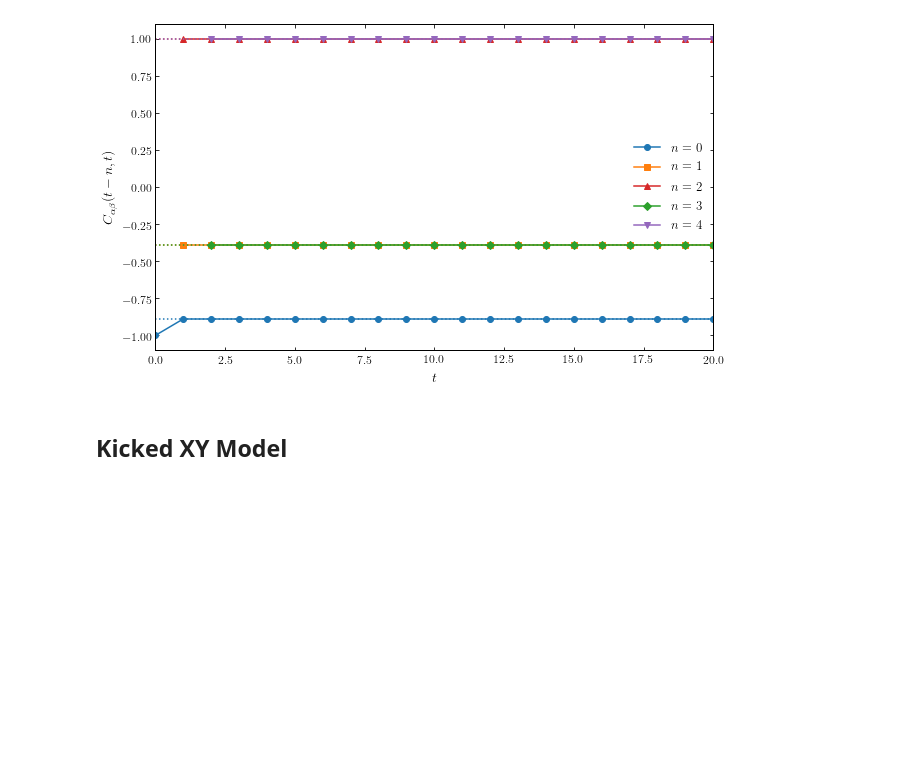
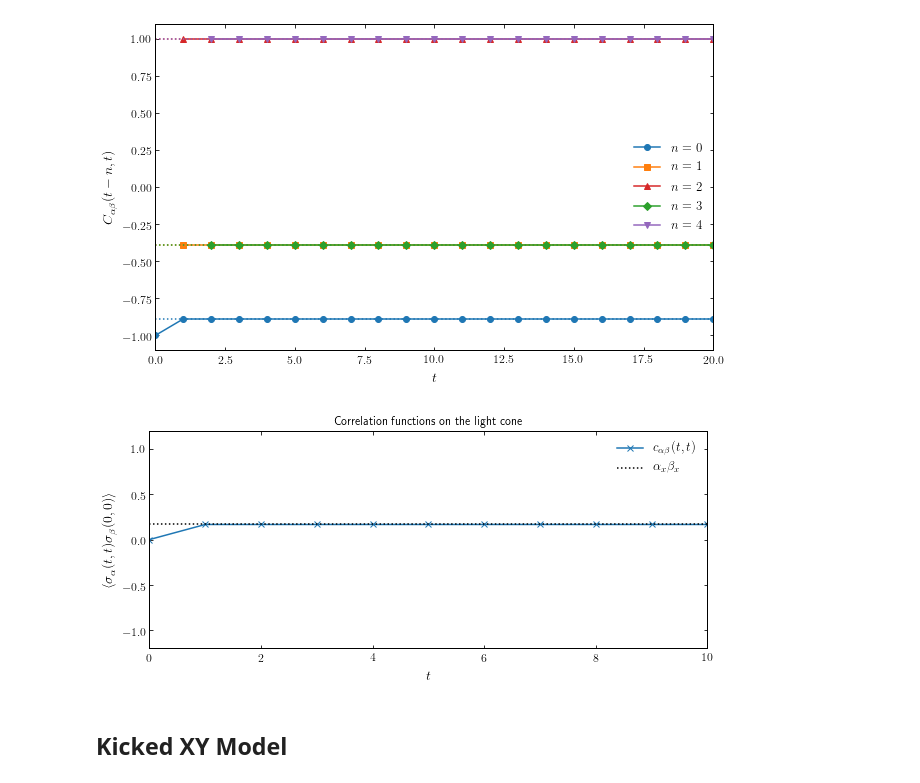
Before and after one commit to PieterWClaeys/UnitaryCircuits, a Jupyter notebook: MaximumVelocityQuantumCircuits.ipynb, the cells around one changed output. Saved outputs shown, nothing was run; the diff lists cells and outputs as text; code cells hidden in the pictures; blank space fills up the shorter version.

Commit message:
Add files via upload
Added correlation functions for kicked XY model and integrable kicked Ising model.

```diff
--- a/MaximumVelocityQuantumCircuits.ipynb
+++ b/MaximumVelocityQuantumCircuits.ipynb
@@ -691,6 +691,31 @@ ax.legend()
 plt.show()
 # %% [output]
 [figure]
+# %%
+#Correlation functions on the light cone
+fig, ax = plt.subplots(figsize=[10,4])
+
+#Number of time steps
+n_t = 15
+
+q = U.shape[0]
+op_t = op_b
+corr_range = np.zeros(n_t,dtype=complex)
+for n in range(n_t):
+    corr_range[n] = np.einsum('ab,ba', op_a, op_t) / q
+    op_t = M_channel_plus(op_t,U)
+ax.plot(np.arange(n_t),corr_range.real,'x-',label=r'$c_{\alpha\beta}(t,t)$')
+ax.plot(np.arange(n_t), [b_x*a_x]*n_t,'k:',label=r'$\alpha_x\beta_x$')
+
+ax.set_title(r'Correlation functions on the light cone')
+ax.set_xlabel(r'$t$')
+ax.set_ylabel(r'$\langle \sigma_{\alpha}(t,t) \sigma_{\beta}(0,0) \rangle$')
+ax.set_xlim([0.,10.])
+ax.set_ylim([-1.2,1.2])
+ax.legend()
+plt.show()
+# %% [output]
+[figure, added]
 # %% [markdown]
 ## Kicked XY Model
 # %%
```
Also changed, not shown: parts of 6 cells of this notebook.
